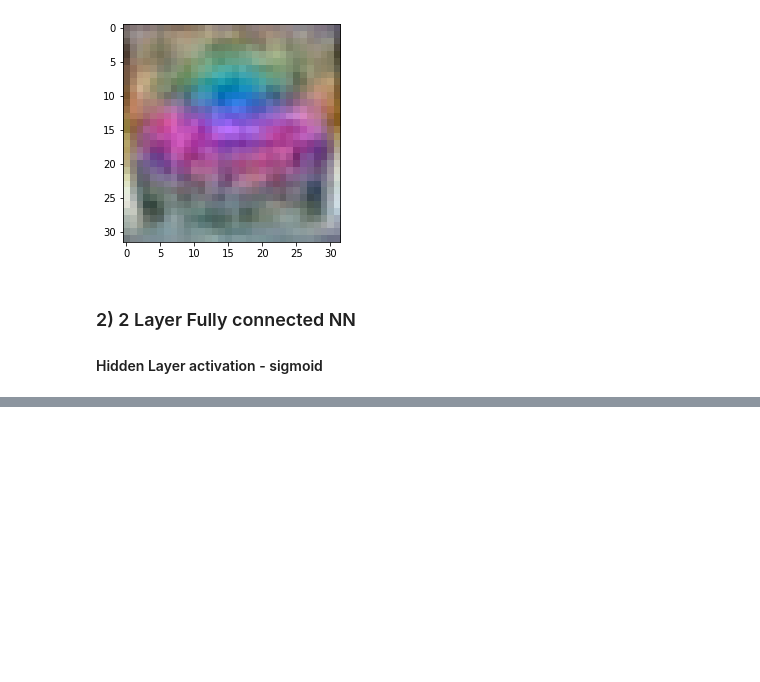
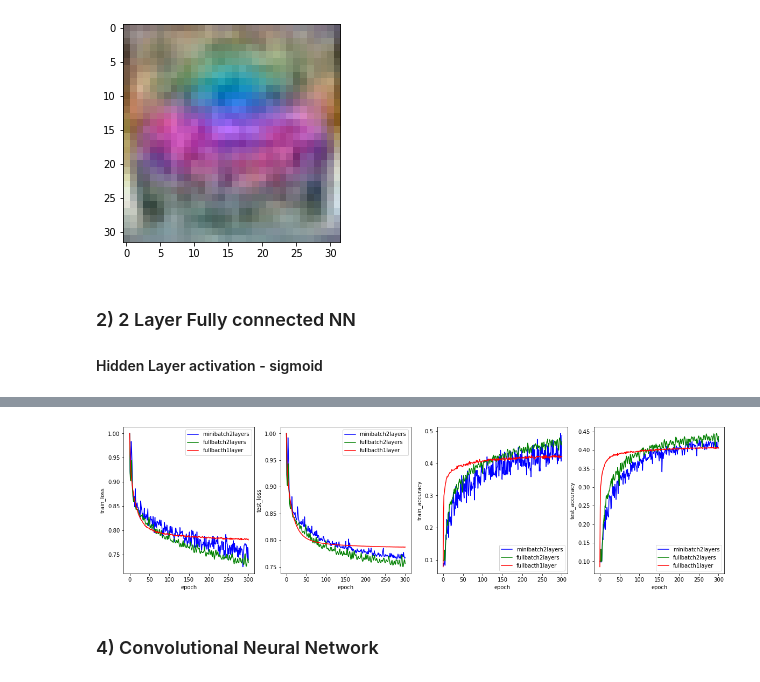
Before and after one commit to Tharindu-Nirmal/CVDeepLearning, a Jupyter notebook: src/scripts/A04_180701BQ1.ipynb, the cells around one changed output, grey strips where cells are left out. Saved outputs shown, nothing was run; the diff lists cells and outputs as text; code cells hidden in the pictures; blank space fills up the shorter version.

```diff
--- a/src/scripts/A04_180701BQ1.ipynb
+++ b/src/scripts/A04_180701BQ1.ipynb
@@ -370,0 +448,34 @@ ax[2].legend(['one_layer','two_layer_with_sigmoid']);
+# %%
+#comparision between the previous 3 neural networks: full batch(size=50000) and minibatch(size=500)
+fig,ax = plt.subplots(1,4,figsize=(20,5))
+ax[0].plot(loss_history3,'b')
+ax[0].plot(loss_history2,'g')
+ax[0].plot(loss_history1,'r')
+ax[0].set_xlabel('epoch')
+ax[0].set_ylabel('train_loss')
+ax[0].legend(['minibatch2layers','fullbatch2layers','fullbacth1layer'])
+
+ax[1].plot(test_losshistory3,'b')
+ax[1].plot(test_losshistory2,'g')
+ax[1].plot(test_losshistory1,'r')
+ax[1].set_xlabel('epoch')
+ax[1].set_ylabel('test_loss')
+ax[1].legend(['minibatch2layers','fullbatch2layers','fullbacth1layer'])
+
+ax[2].plot(train_acc_history3,'b')
+ax[2].plot(train_acc_history2,'g')
+ax[2].plot(train_acc_history1,'r')
+ax[2].set_xlabel('epoch')
+ax[2].set_ylabel('train_accuracy')
+ax[2].legend(['minibatch2layers','fullbatch2layers','fullbacth1layer'])
+
+ax[3].plot(val_acc_history3,'b')
+ax[3].plot(val_acc_history2,'g')
+ax[3].plot(val_acc_history1,'r')
+ax[3].set_xlabel('epoch')
+ax[3].set_ylabel('test_accuracy')
+ax[3].legend(['minibatch2layers','fullbatch2layers','fullbacth1layer']);
+# %% [output]
+[figure, added]
+# %% [markdown]
+### 4) Convolutional Neural Network
```
Also changed, not shown: parts of 11 cells of this notebook.
